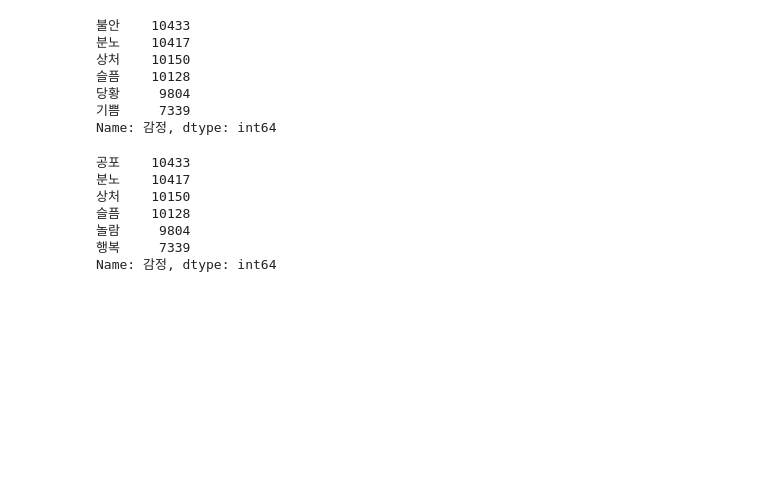
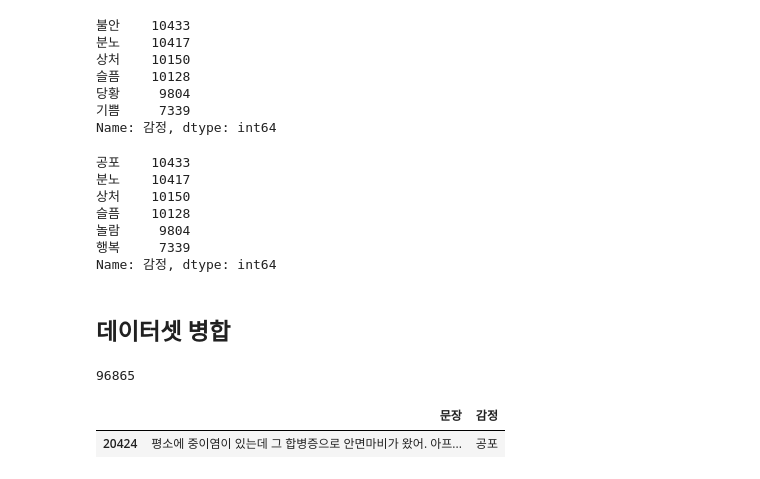
Before and after one commit to ITE-2023/KoBERT, a Jupyter notebook: dataset/dataset.ipynb, the cells around one changed output. Saved outputs shown, nothing was run; the diff lists cells and outputs as text; code cells hidden in the pictures; blank space fills up the shorter version.

Commit message:
데이터셋 병합

```diff
--- a/dataset/dataset.ipynb
+++ b/dataset/dataset.ipynb
@@ -138,3 +138,16 @@ data2["감정"].value_counts()
 놀람     9804
 행복     7339
 Name: 감정, dtype: int64
+# %% [markdown]
+## 데이터셋 병합
+# %%
+dataset = pd.concat([data1, data2])
+# %%
+len(dataset)
+# %% [output]
+96865
+# %%
+dataset.sample(n=1)
+# %% [output]
+|  | 문장 | 감정 |
+| 20424 | 평소에 중이염이 있는데 그 합병증으로 안면마비가 왔어. 아프... | 공포 |
```
Also changed, not shown: parts of 2 cells of this notebook.
